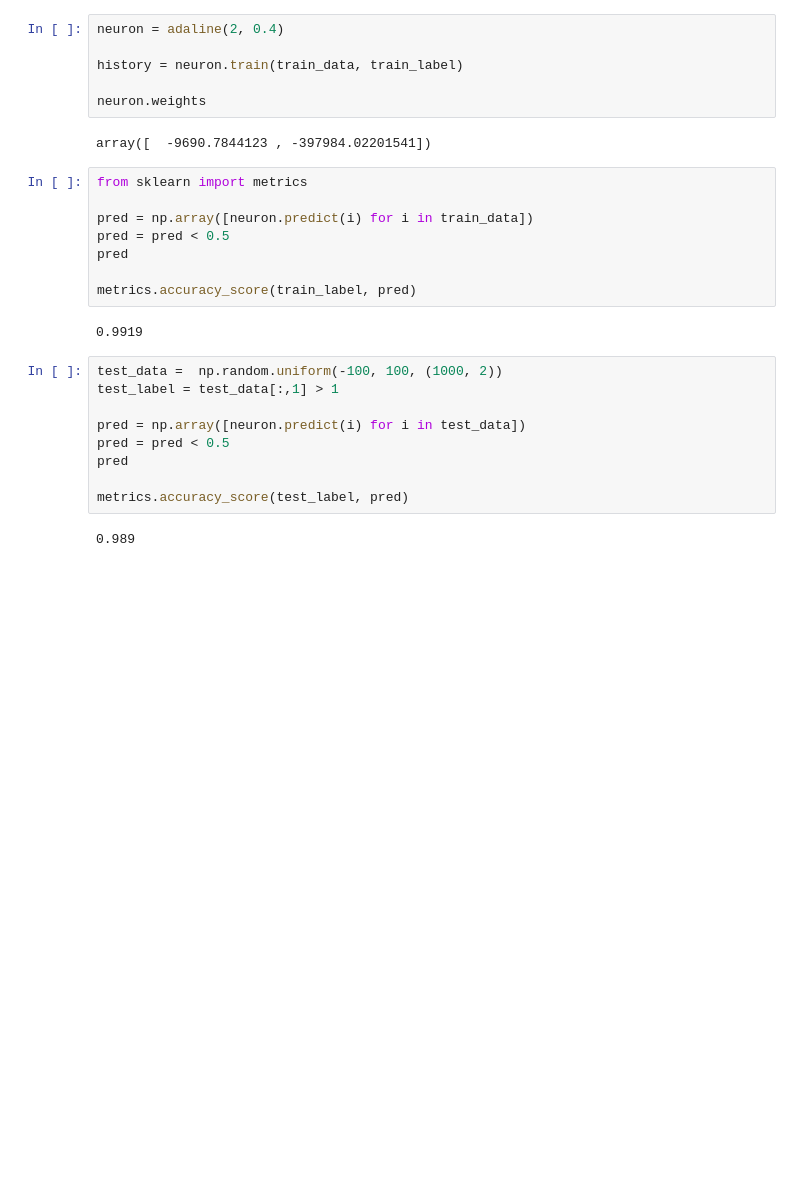
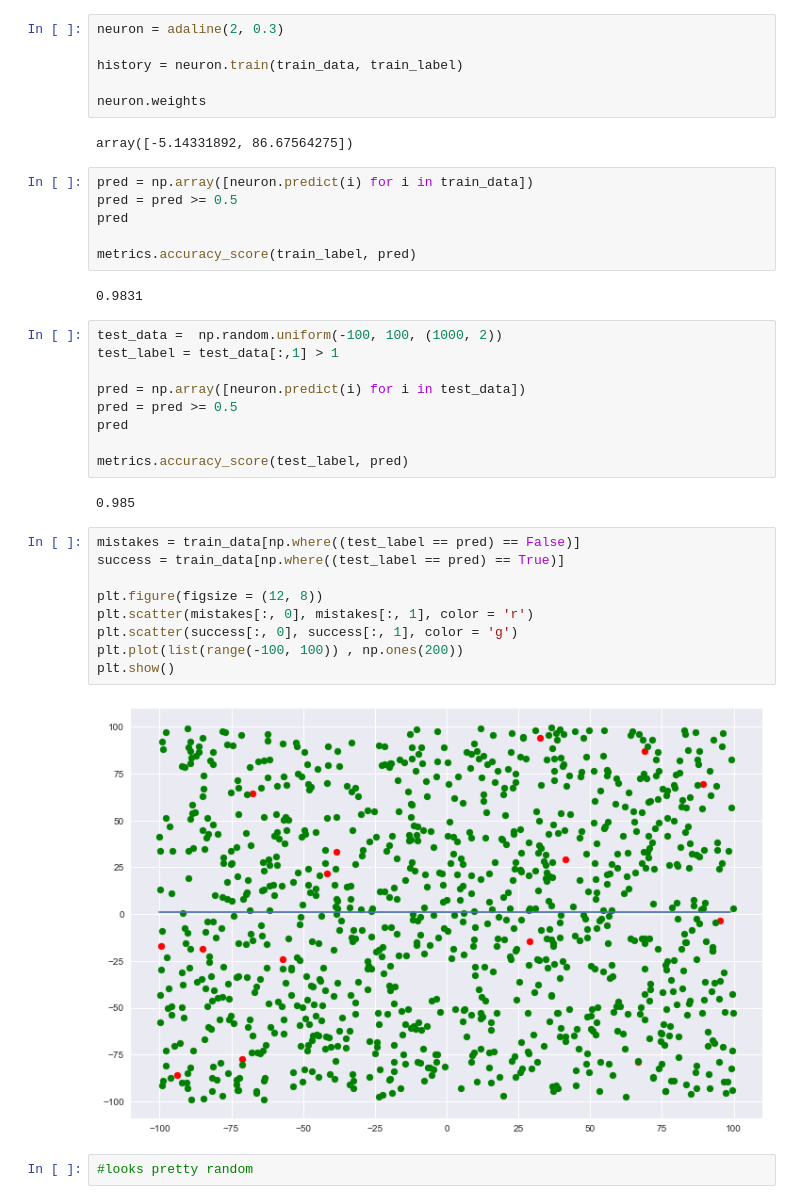
Before and after one commit to Israel0545488592/NeuralComputing1, a Jupyter notebook: train_test_adaline.ipynb, the cells around one changed output. Saved outputs shown, nothing was run; the diff lists cells and outputs as text; blank space fills up the shorter version.

Commit message:
fixed gradient dscent algo and visualised results

```diff
--- a/train_test_adaline.ipynb
+++ b/train_test_adaline.ipynb
@@ -26,30 +28,41 @@ DataFrame([train_data[:,0], train_data[:,1], train_label]).T.rename(columns = {0
 10000 rows × 3 columns
 # %%
-neuron = adaline(2, 0.4)
+neuron = adaline(2, 0.3)
 
 history = neuron.train(train_data, train_label)
 
 neuron.weights
 # %% [output]
-array([  -9690.7844123 , -397984.02201541])
+array([-5.14331892, 86.67564275])
 # %%
-from sklearn import metrics
-
 pred = np.array([neuron.predict(i) for i in train_data])
-pred = pred < 0.5
+pred = pred >= 0.5
 pred
 
 metrics.accuracy_score(train_label, pred)
 # %% [output]
-0.9919
+0.9831
 # %%
 test_data =  np.random.uniform(-100, 100, (1000, 2))
 test_label = test_data[:,1] > 1
 
 pred = np.array([neuron.predict(i) for i in test_data])
-pred = pred < 0.5
+pred = pred >= 0.5
 pred
 
 metrics.accuracy_score(test_label, pred)
 # %% [output]
-0.989
+0.985
+# %%
+mistakes = train_data[np.where((test_label == pred) == False)]
+success = train_data[np.where((test_label == pred) == True)]
+
+plt.figure(figsize = (12, 8))
+plt.scatter(mistakes[:, 0], mistakes[:, 1], color = 'r')
+plt.scatter(success[:, 0], success[:, 1], color = 'g')
+plt.plot(list(range(-100, 100)) , np.ones(200))
+plt.show()
+# %% [output]
+[figure, added]
+# %%
+#looks pretty random
```
Also changed, not shown: parts of 2 cells of this notebook, 1 other file.
